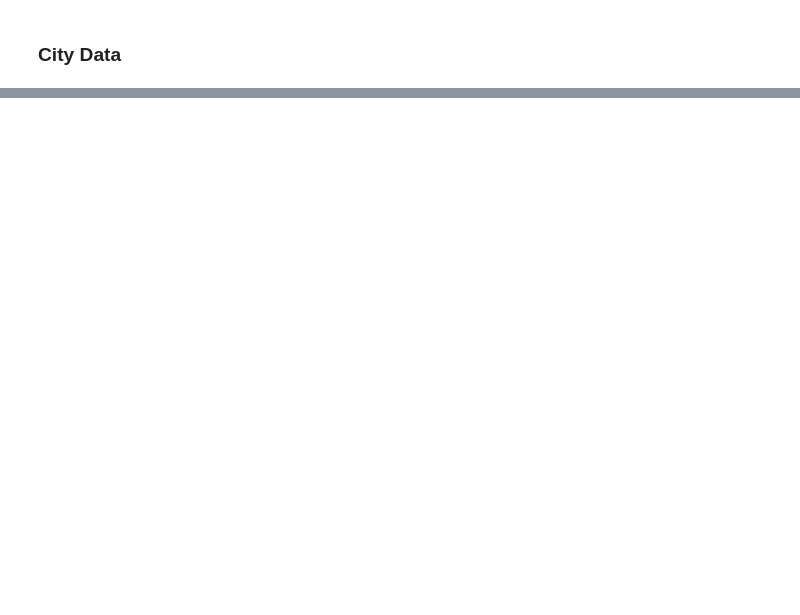
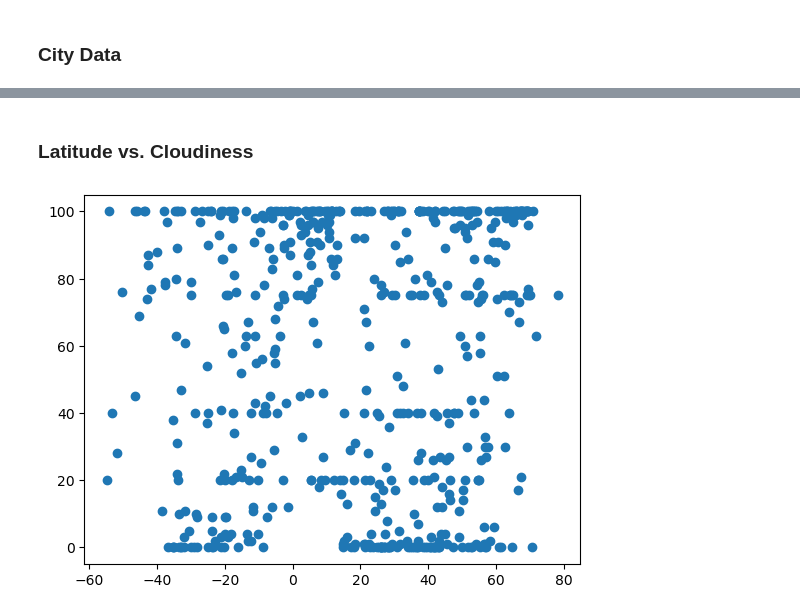
Before and after one commit to baronsgit/python-api-challenge, a Jupyter notebook: WeatherPy/WeatherPy.ipynb, the cells around one changed output, grey strips where cells are left out. Cells and saved outputs as stored; diff of their text form; code cells hidden in the pictures; blank space fills up the shorter version.

```diff
--- a/WeatherPy/WeatherPy.ipynb
+++ b/WeatherPy/WeatherPy.ipynb
@@ -205,0 +210,10 @@ url
+# %% [markdown]
+### Latitude vs. Cloudiness
+# %%
+plt.scatter(city_data_df["Lat"],city_data_df["Cloudiness"])
+
+plt.show()
+
+plt.close()
+# %% [output]
+[figure, added]
```
Also changed, not shown: parts of 31 cells of this notebook.
